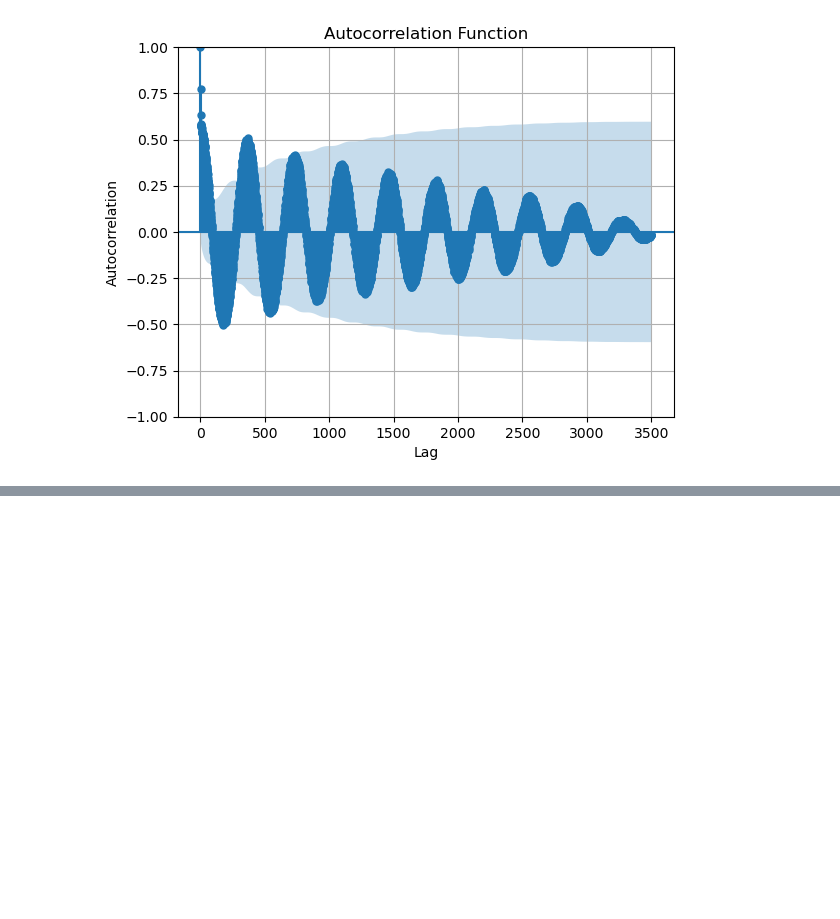
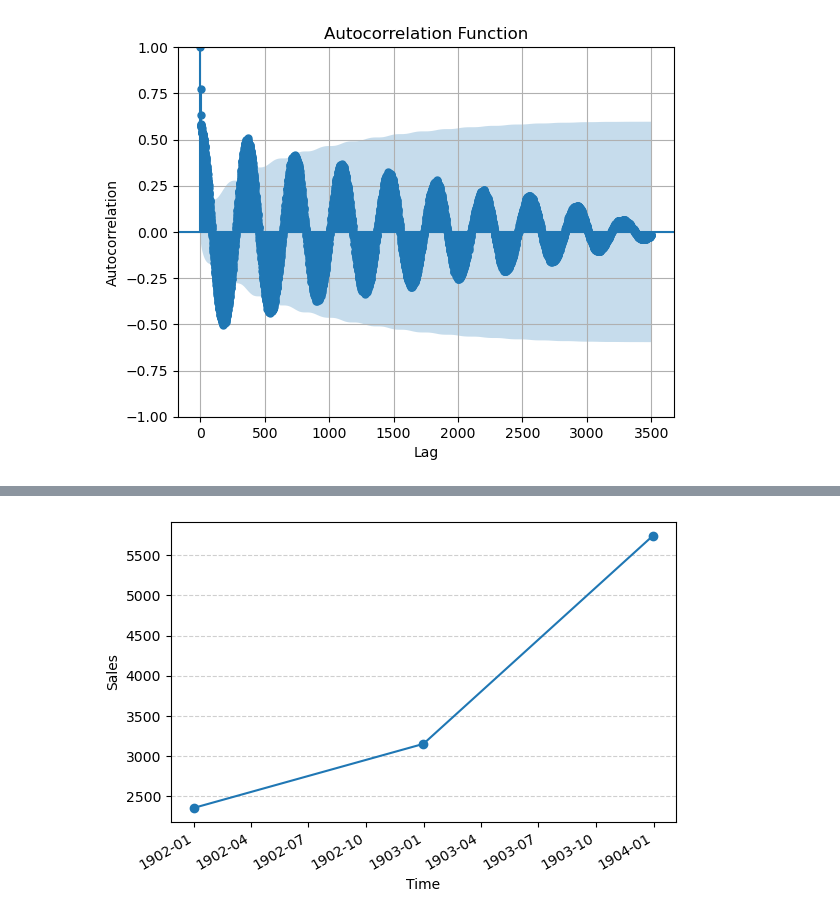
Before and after one commit to LeonardoSMSoares/Economics-Finance-2, a Jupyter notebook: Introduction to TS with Python/ITSP 01 - Basic Tools.ipynb, the cells around one changed output, grey strips where cells are left out. Cells and saved outputs as stored; diff of their text form; code cells hidden in the pictures; blank space fills up the shorter version.

```diff
--- a/Introduction to TS with Python/ITSP 01 - Basic Tools.ipynb
+++ b/Introduction to TS with Python/ITSP 01 - Basic Tools.ipynb
@@ -470,0 +655,13 @@ plt.show()
+# %%
+fig, ax = plt.subplots(figsize=(6, 4))
+
+ax.plot(yearly_mean_sales, marker='o')
+
+ax.set_xlabel('Time')
+ax.set_ylabel('Sales')
+ax.grid(axis='y', linestyle='--', alpha=0.6)
+fig.autofmt_xdate()
+plt.tight_layout()
+plt.show()
+# %% [output]
+[figure, added]
```
Also changed, not shown: parts of 18 cells of this notebook, 1 other file.
